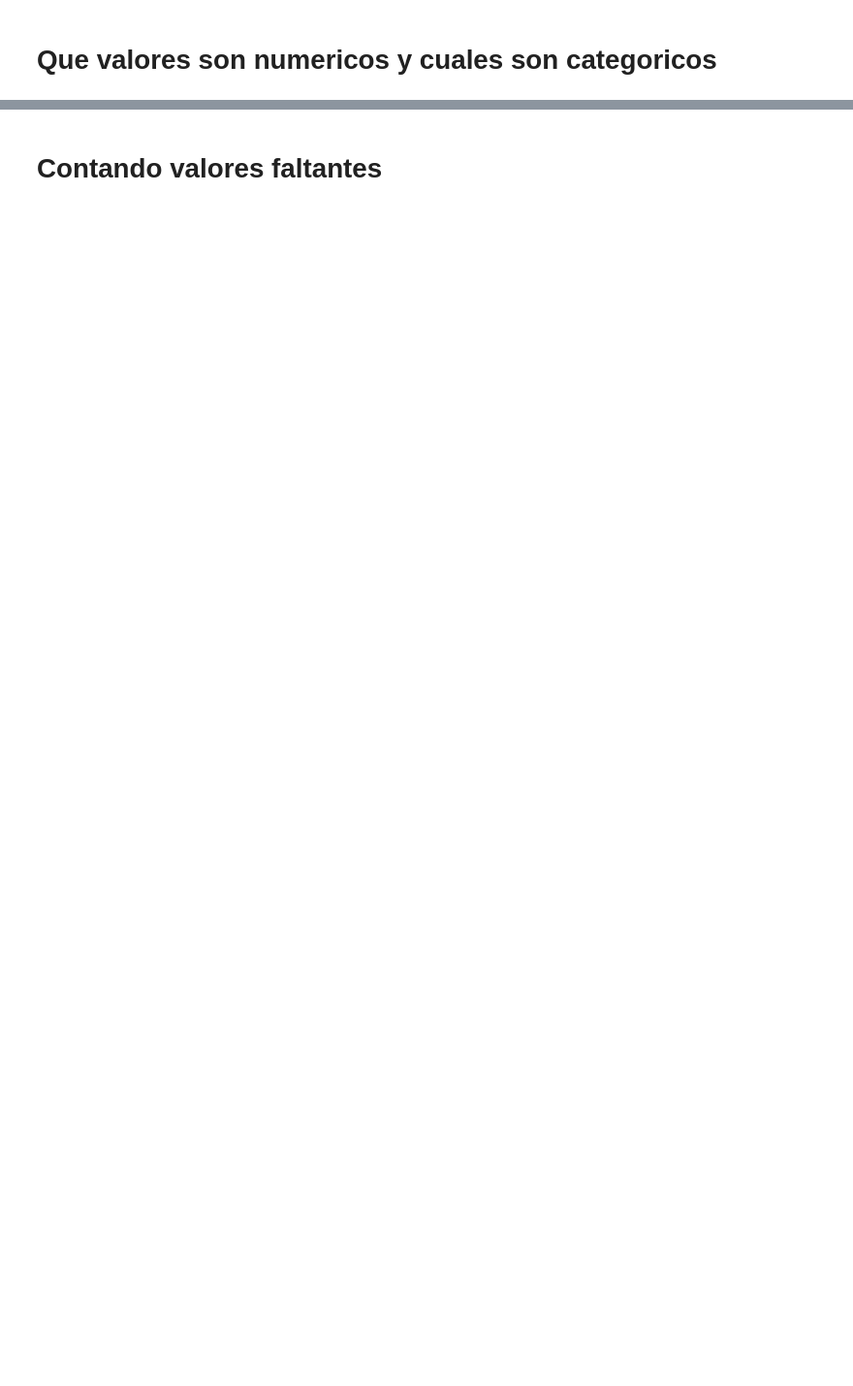
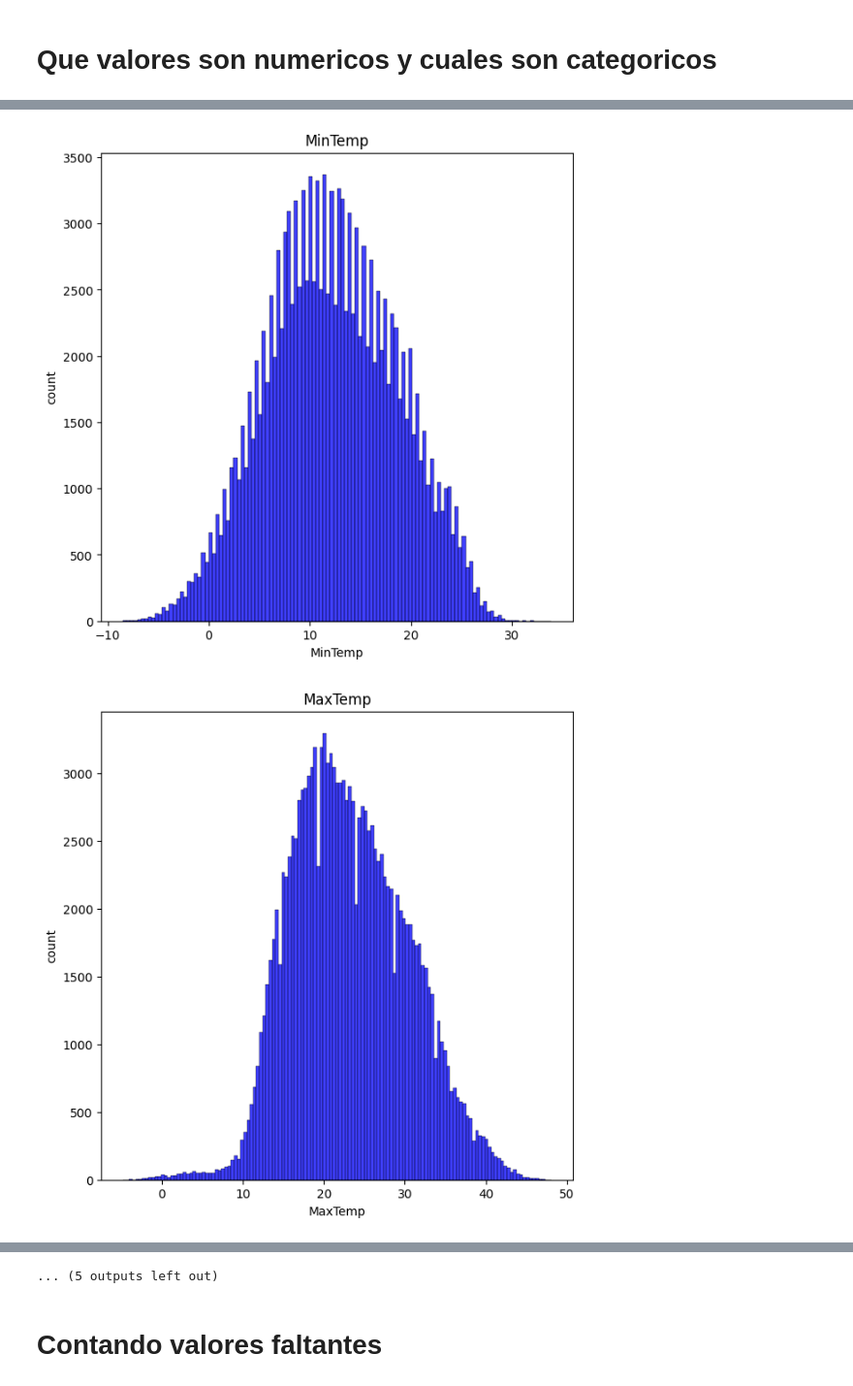
Before and after one commit to Nameless-86/TP-AAutomatico, a Jupyter notebook: main.ipynb, the cells around one changed output, grey strips where cells are left out. Shown at 97% size. Saved outputs shown, nothing was run; the diff lists cells and outputs as text; code cells hidden in the pictures; blank space fills up the shorter version.

```diff
--- a/main.ipynb
+++ b/main.ipynb
@@ -150,5 +139,5 @@ tengo 145411 filas, si una columna tiene mas de 48000 valores faltantes la elimi
 # %%
-df_subset = df_subset.drop(['Date', 'Location','Evaporation', 'Sunshine', 'Cloud9am', 'Cloud3pm', 'RainfallTomorrow'], axis=1)
+df_subset = df_subset.drop(['Date'], axis=1)
 # %% [markdown]
 # Que valores son numericos y cuales son categoricos
 # %%
@@ -161,0 +165,11 @@ categorical_cols, numerical_cols= num_or_cat(df_subset)
+# %%
+for i in range(len(numerical_cols)):
+    plt.figure(figsize=(7,7))
+    sns.histplot(df_subset[numerical_cols[i]], color="blue")
+    label=numerical_cols[i]
+    plt.xlabel(numerical_cols[i])
+    plt.ylabel("count")
+    plt.title(label)
+# %% [output]
+[figure, added]
+[figure, added]
@@ -162,3 +186,4 @@ categorical_cols, numerical_cols= num_or_cat(df_subset)
+... (5 outputs left out)
 # %% [markdown]
 # Contando valores faltantes
 # %%
```
Also changed, not shown: parts of 47 cells of this notebook.
